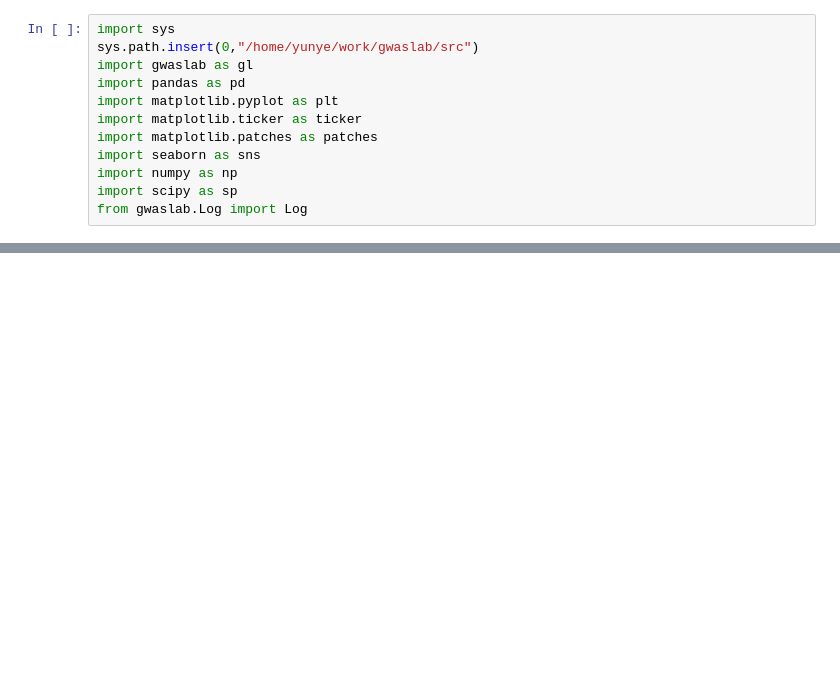
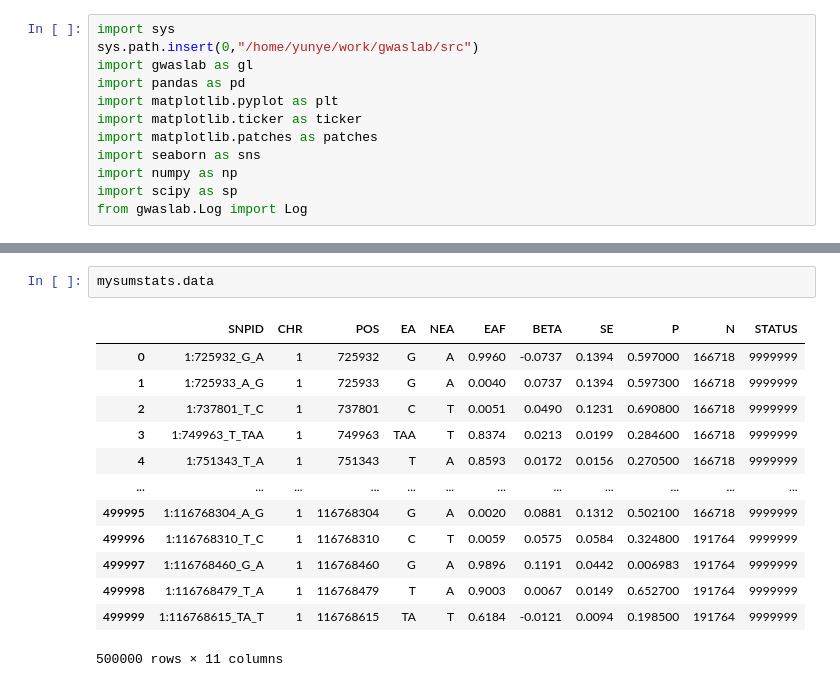
Before and after one commit to Cloufield/gwaslab, a Jupyter notebook: examples/power_test.ipynb, the cells around one changed output, grey strips where cells are left out. Cells and saved outputs as stored; diff of their text form; blank space fills up the shorter version.

```diff
--- a/examples/power_test.ipynb
+++ b/examples/power_test.ipynb
@@ -64,0 +42,16 @@ xpower
+# %%
+mysumstats.data
+# %% [output]
+|  | SNPID | CHR | POS | EA | NEA | EAF | BETA | SE | P | N | STATUS |
+| 0 | 1:725932_G_A | 1 | 725932 | G | A | 0.9960 | -0.0737 | 0.1394 | 0.597000 | 166718 | 9999999 |
+| 1 | 1:725933_A_G | 1 | 725933 | G | A | 0.0040 | 0.0737 | 0.1394 | 0.597300 | 166718 | 9999999 |
+| 2 | 1:737801_T_C | 1 | 737801 | C | T | 0.0051 | 0.0490 | 0.1231 | 0.690800 | 166718 | 9999999 |
+| 3 | 1:749963_T_TAA | 1 | 749963 | TAA | T | 0.8374 | 0.0213 | 0.0199 | 0.284600 | 166718 | 9999999 |
+| 4 | 1:751343_T_A | 1 | 751343 | T | A | 0.8593 | 0.0172 | 0.0156 | 0.270500 | 166718 | 9999999 |
+| ... | ... | ... | ... | ... | ... | ... | ... | ... | ... | ... | ... |
+| 499995 | 1:116768304_A_G | 1 | 116768304 | G | A | 0.0020 | 0.0881 | 0.1312 | 0.502100 | 166718 | 9999999 |
+| 499996 | 1:116768310_T_C | 1 | 116768310 | C | T | 0.0059 | 0.0575 | 0.0584 | 0.324800 | 191764 | 9999999 |
+| 499997 | 1:116768460_G_A | 1 | 116768460 | G | A | 0.9896 | 0.1191 | 0.0442 | 0.006983 | 191764 | 9999999 |
+| 499998 | 1:116768479_T_A | 1 | 116768479 | T | A | 0.9003 | 0.0067 | 0.0149 | 0.652700 | 191764 | 9999999 |
+| 499999 | 1:116768615_TA_T | 1 | 116768615 | TA | T | 0.6184 | -0.0121 | 0.0094 | 0.198500 | 191764 | 9999999 |
+500000 rows × 11 columns
```
Also changed, not shown: parts of 6 cells of this notebook.
